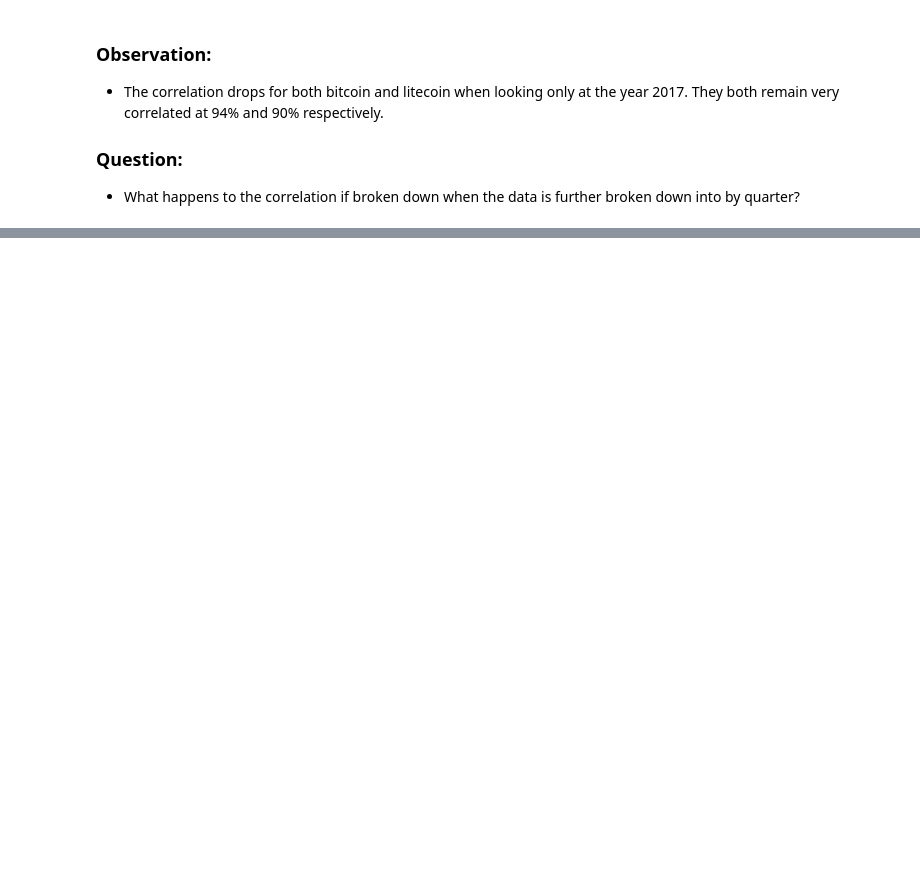
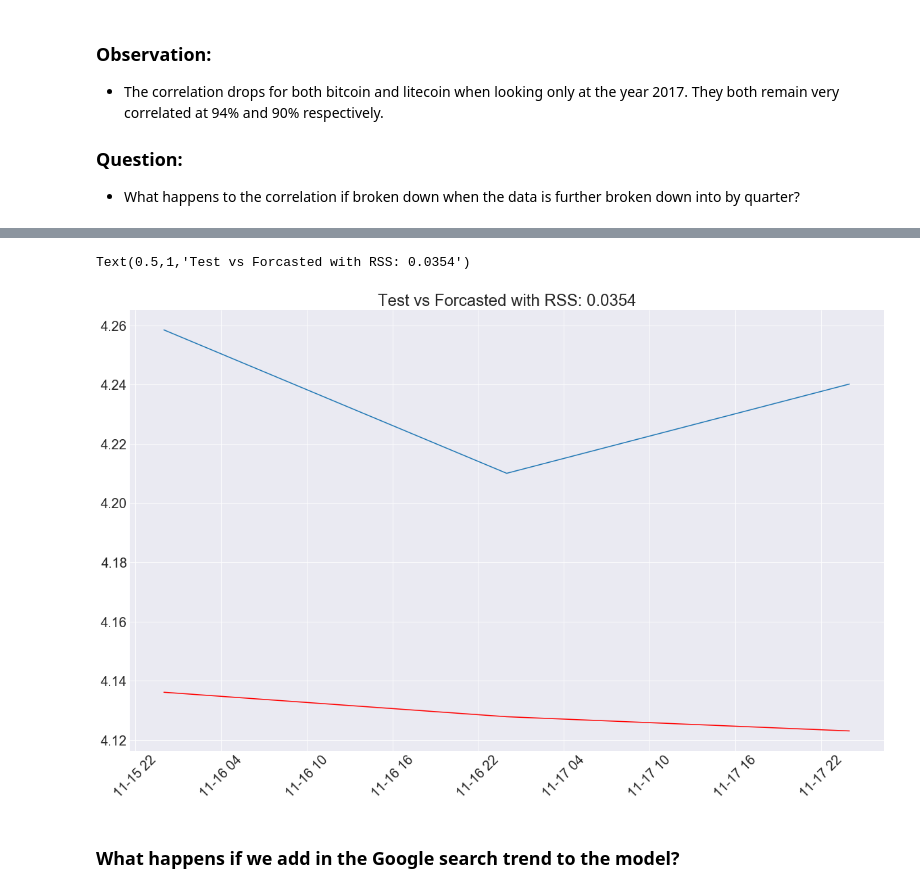
Before and after one commit to racineda/data-science-career-track, a Jupyter notebook: capstone-1-project/racine-david-capstone1.ipynb, the cells around one changed output, grey strips where cells are left out. Saved outputs shown, nothing was run; the diff lists cells and outputs as text; code cells hidden in the pictures; blank space fills up the shorter version.

```diff
--- a/capstone-1-project/racine-david-capstone1.ipynb
+++ b/capstone-1-project/racine-david-capstone1.ipynb
@@ -650,0 +783,20 @@ plt.show()
+# %%
+from statsmodels.tsa.arima_model import ARIMA
+
+#
+# Leave 3 points to use for testing.
+#
+test_points = 3
+
+#
+# Leave out the test points for testing our model.
+#
+train = ltc_log[:-test_points]
+test = ltc_log[-test_points:]
+
+#
+# Create the ARIMA model.
+#
+model = ARIMA(train, order=(1, 0, 3))
+model_fit = model.fit(disp=1)
+print(model_fit.summary())
@@ -650,0 +827,16 @@ plt.show()
+# %%
+#
+# One-step out-of sample forecast for the test points we left off.
+#
+forecast = pd.Series(model_fit.forecast(steps=test_points)[0])
+forecast.index = test.index
+plt.figure(figsize=(20, 12))
+plt.plot(test)
+plt.plot(forecast, color='red')
+plt.xticks(rotation=45)
+plt.title('Test vs Forcasted with RSS: %.4f'% sum((forecast-test)**2))
+# %% [output]
+Text(0.5,1,'Test vs Forcasted with RSS: 0.0354')
+[figure, added]
+# %% [markdown]
+###  What happens if we add in the Google search trend to the model?
```
Also changed, not shown: parts of 38 cells of this notebook, 1 other file.
